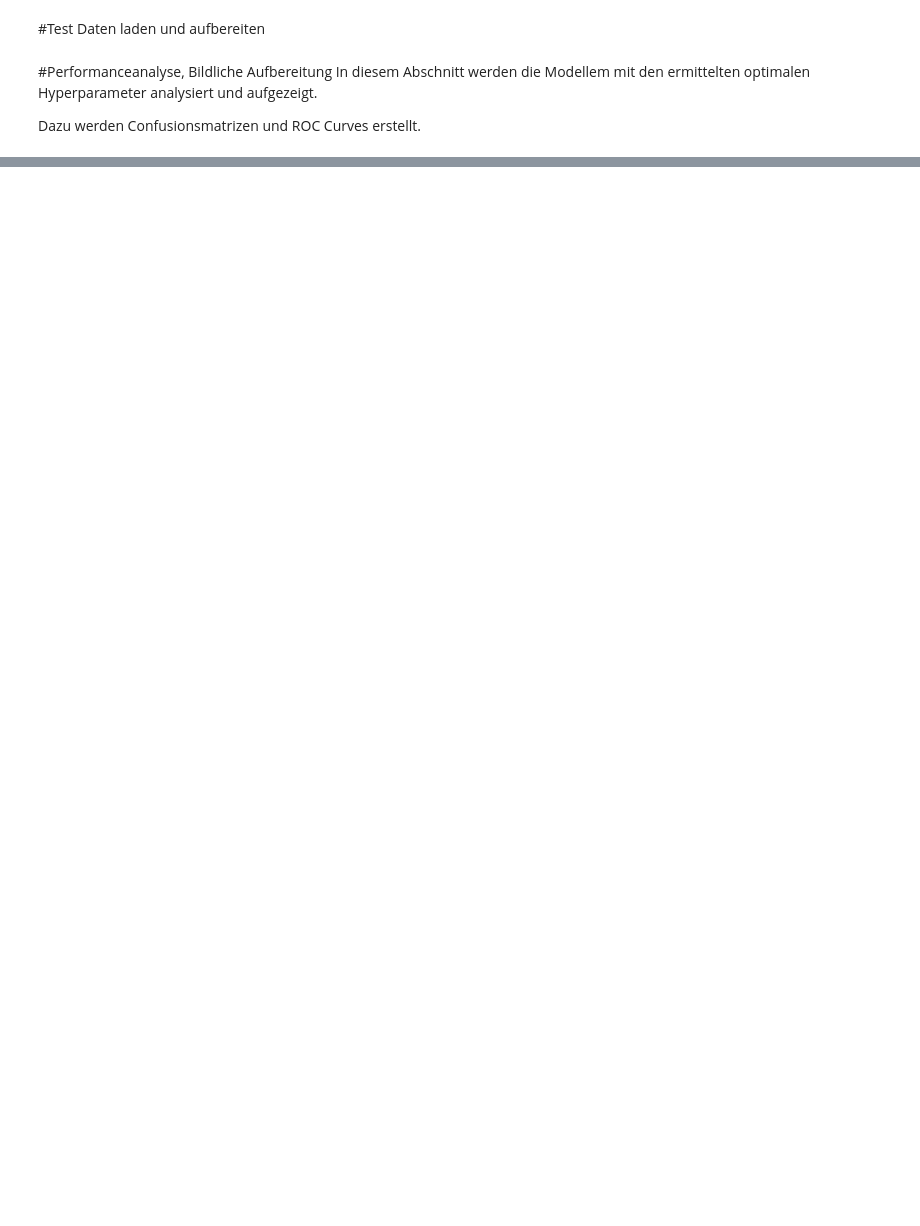
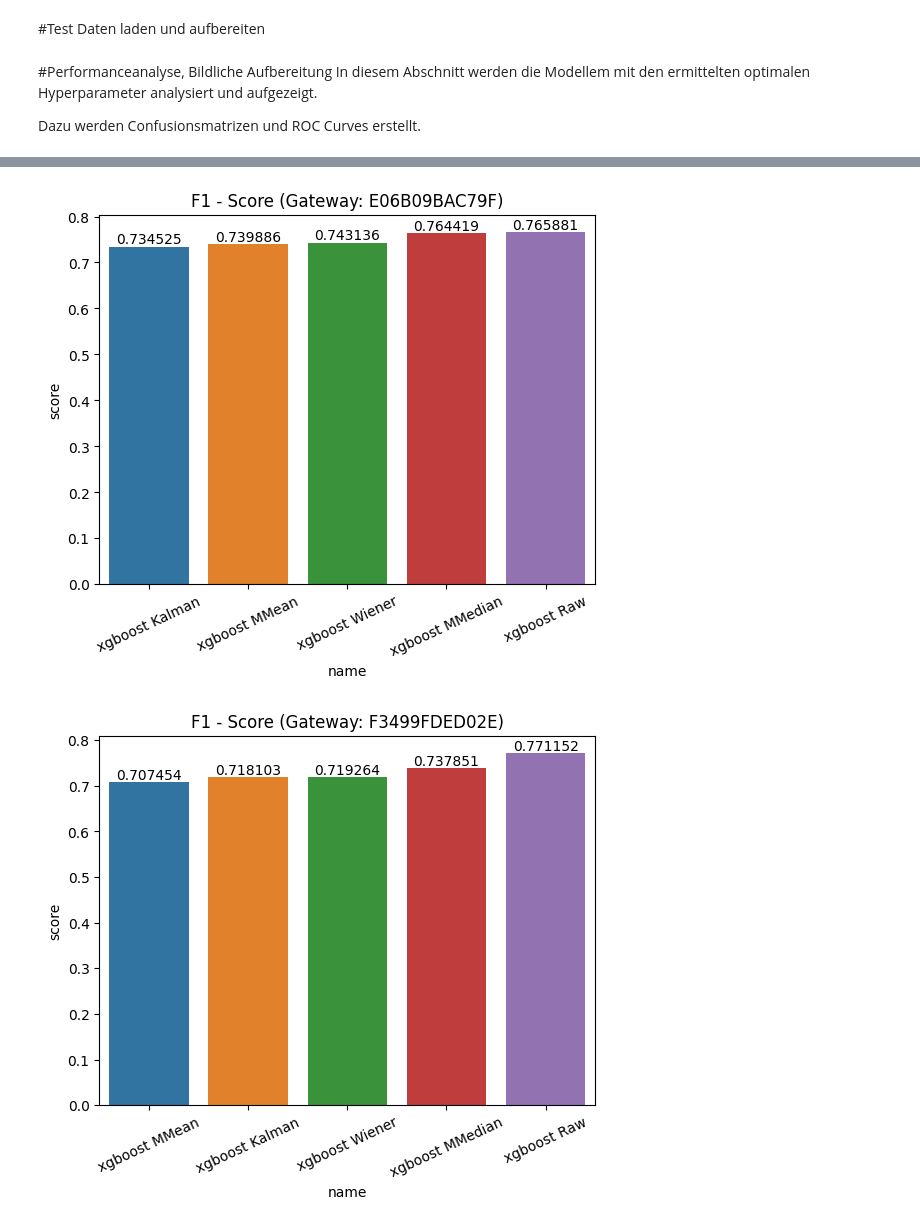
Before and after one commit to wagneced/IndoorTrackingML, a Jupyter notebook: IndoorTrackingML.ipynb, the cells around one changed output, grey strips where cells are left out. Drawn from its saved outputs; the diff is of its cells as text; code cells hidden in the pictures; blank space fills up the shorter version.

```diff
--- a/IndoorTrackingML.ipynb
+++ b/IndoorTrackingML.ipynb
@@ -1248,0 +1398,38 @@ Gateway: F3499FDED02E
+# %%
+def barplot_best_score_model_by_filter(dict_best_score):
+  '''
+  Gets dicitonary and plots the scores as sorted barplot
+  Function get_best_score_model_by_filter() prepares the required data according
+  to requirements for the input parameter
+  '''
+  for gateway in dict_best_score.keys():
+    #List is used for performance optimation regarding creation of dataframe
+    #Appending and converting to df is more efficent than concating of dataframe
+    df_list = []
+    for filter in dict_best_score[gateway].keys():
+      #Creation of x-values for easier recognition of used combination
+      name = str(dict_best_score[gateway][filter].get('model')) + ' ' + str(filter)
+      #Extration of score used for y-values
+      score = dict_best_score[gateway][filter].get('score')
+
+      df_list.append({'name':name, 'score':score})
+    df = pd.DataFrame.from_dict(df_list)
+    df = df.sort_values('score')
+    #Creates barplot and adds it to axis
+    ax = sns.barplot(x='name',
+                y='score',
+                data=df)
+    #Additon of score value to each bar
+    ax.bar_label(ax.containers[0])
+    #Rotates x labels by 25 degrees for better readability
+    ax.set_xticklabels(ax.get_xticklabels(), rotation=25)
+    plt.title('F1 - Score (Gateway: ' + str(gateway) + ')')
+    plt.show()
+# %%
+best_score_dict_open = get_best_score_model_by_filter(test_open_door_dict, 'acc')
+best_score_dict_closed = get_best_score_model_by_filter(test_closed_door_dict, 'acc')
+# %%
+barplot_best_score_model_by_filter(best_score_dict_open)
+# %% [output]
+[figure, added]
+[figure, added]
```
Also changed, not shown: parts of 37 cells of this notebook.
